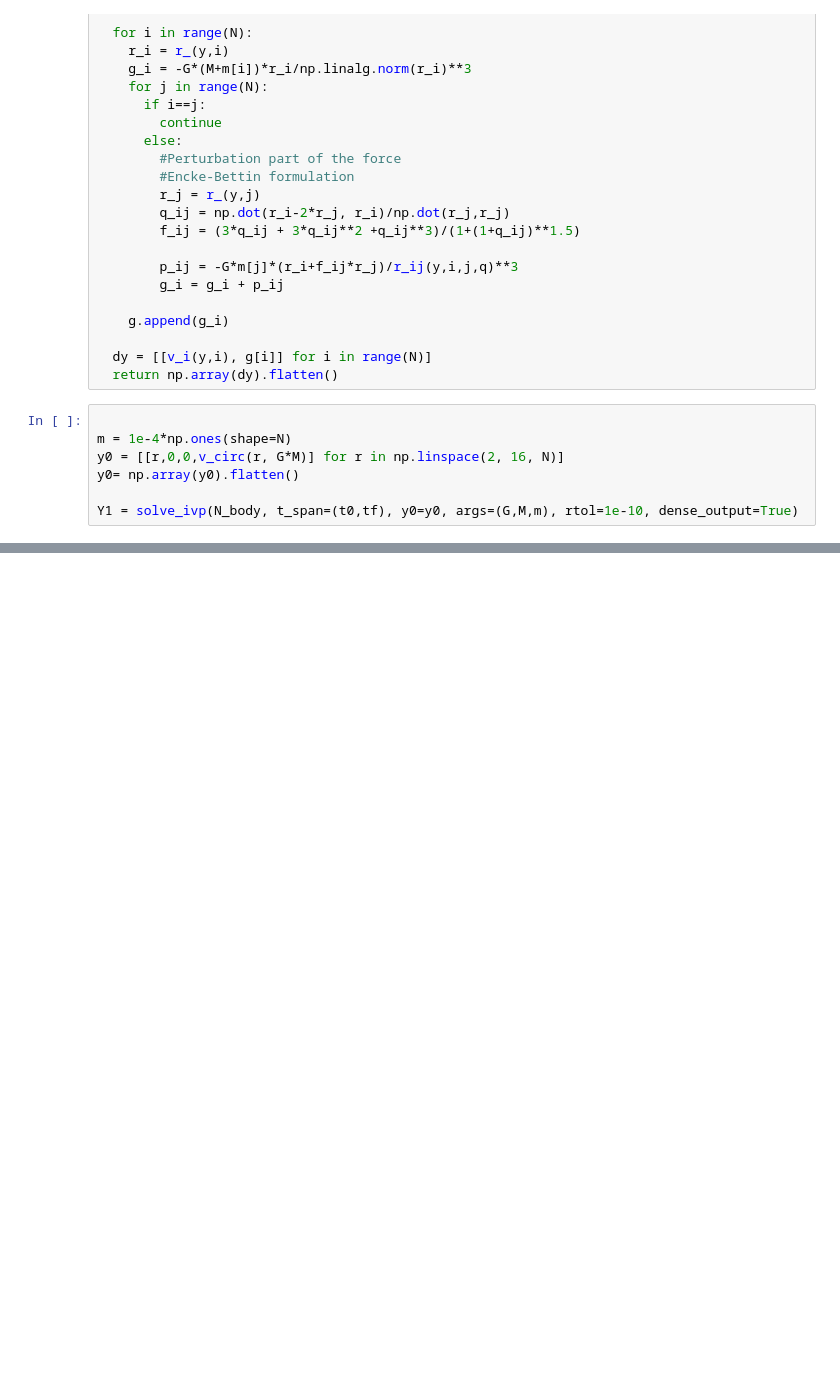
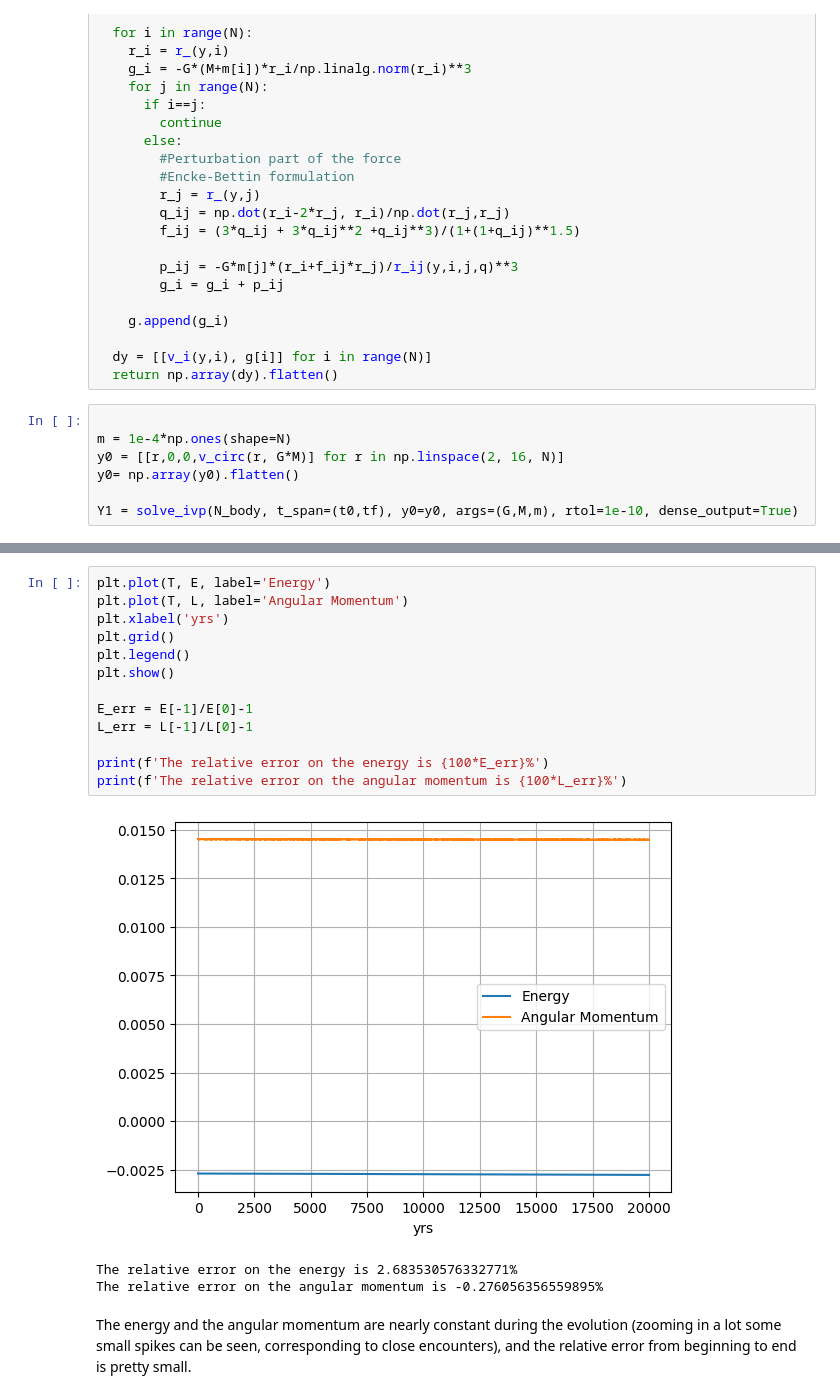
Before and after one commit to Giacomo-Menegatti/Celestial-Mechanics, a Jupyter notebook: Homework3/N_body.ipynb, the cells around one changed output, grey strips where cells are left out. Saved outputs shown, nothing was run; the diff lists cells and outputs as text; blank space fills up the shorter version.

```diff
--- a/Homework3/N_body.ipynb
+++ b/Homework3/N_body.ipynb
@@ -89,0 +129,19 @@ plt.show()
+# %%
+plt.plot(T, E, label='Energy')
+plt.plot(T, L, label='Angular Momentum')
+plt.xlabel('yrs')
+plt.grid()
+plt.legend()
+plt.show()
+
+E_err = E[-1]/E[0]-1
+L_err = L[-1]/L[0]-1
+
+print(f'The relative error on the energy is {100*E_err}%')
+print(f'The relative error on the angular momentum is {100*L_err}%')
+# %% [output]
+[figure, added]
+The relative error on the energy is 2.683530576332771%
+The relative error on the angular momentum is -0.276056356559895%
+# %% [markdown]
+The energy and the angular momentum are nearly constant during the evolution (zooming in a lot some small spikes can be seen, corresponding to close encounters), and the relative error from beginning to end is pretty small.
```
Also changed, not shown: parts of 9 cells of this notebook, 7 other files.
